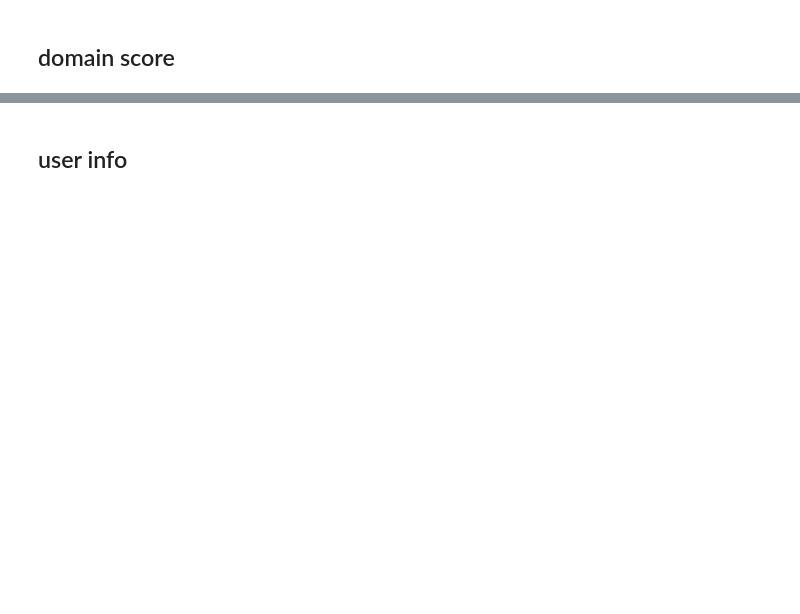
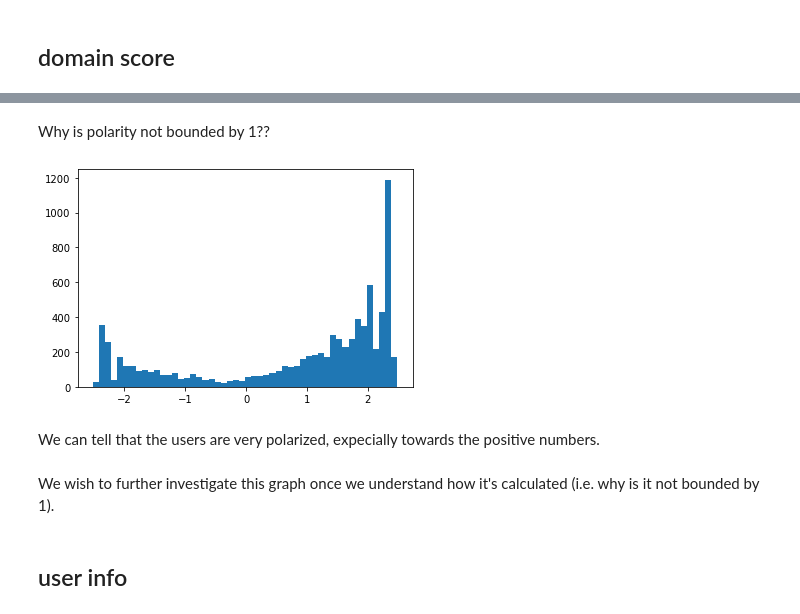
Before and after one commit to ReTacH/Echo, a Jupyter notebook: Project Notebook.ipynb, the cells around one changed output, grey strips where cells are left out. Drawn from its saved outputs; the diff is of its cells as text; code cells hidden in the pictures; blank space fills up the shorter version.

```diff
--- a/Project Notebook.ipynb
+++ b/Project Notebook.ipynb
@@ -33,0 +107,4 @@ domain_score.head(5)
+# %%
+user_polarity = pd.read_csv("USER_POLARITY_BARBERA.txt", delimiter = "\t", header=None)
+user_polarity = user_polarity.drop([2], axis=1)
+user_polarity.head(5)
@@ -34,2 +118,12 @@ domain_score.head(5)
+# %% [markdown]
+Why is polarity not bounded by 1??
+# %%
+fig = plt.hist(user_polarity[1], bins=50, density=False)
+# %% [output]
+[figure, added]
+# %% [markdown]
+We can tell that the users are very polarized, expecially towards the positive numbers.
+# %% [markdown]
+We wish to further investigate this graph once we understand how it's calculated (i.e. why is it not bounded by 1).
 # %% [markdown]
 ## user info
```
Also changed, not shown: parts of 33 cells of this notebook, 1 other file.
